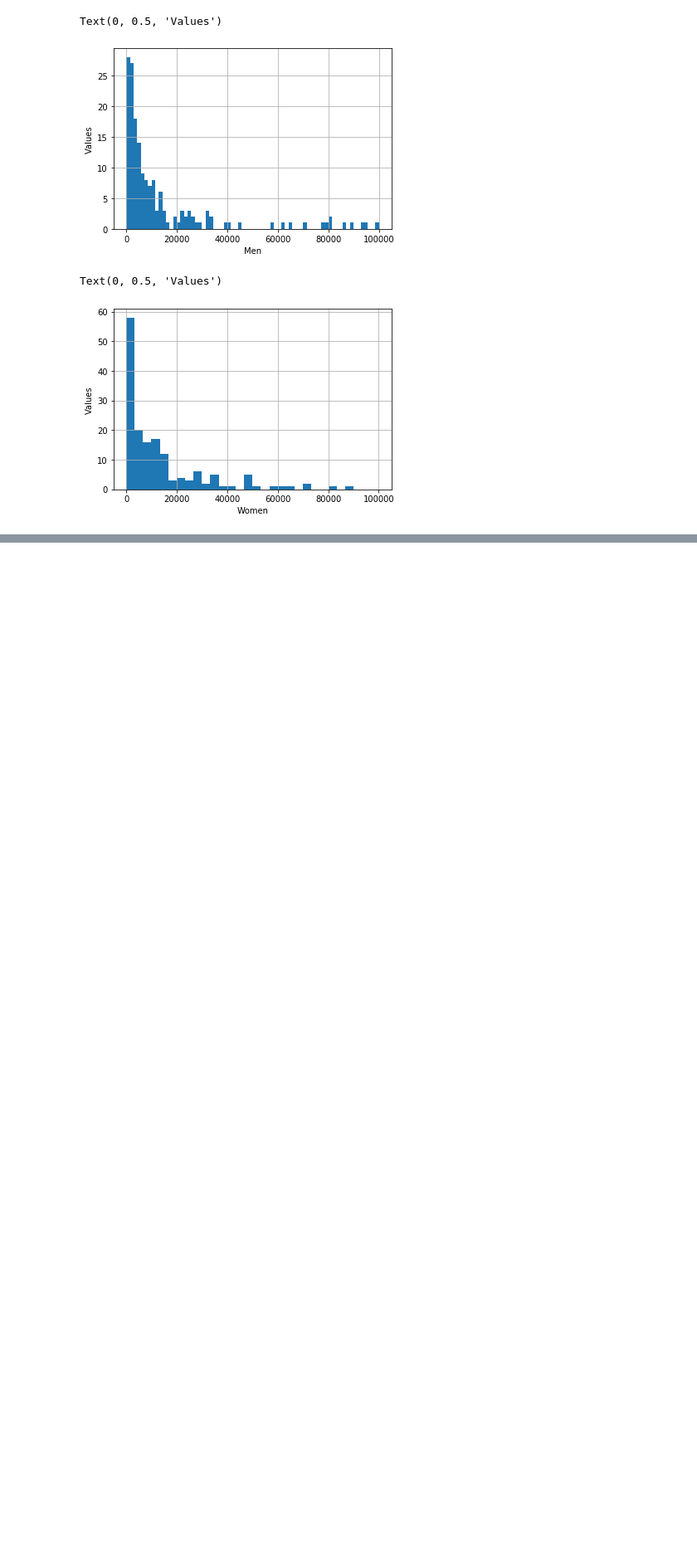
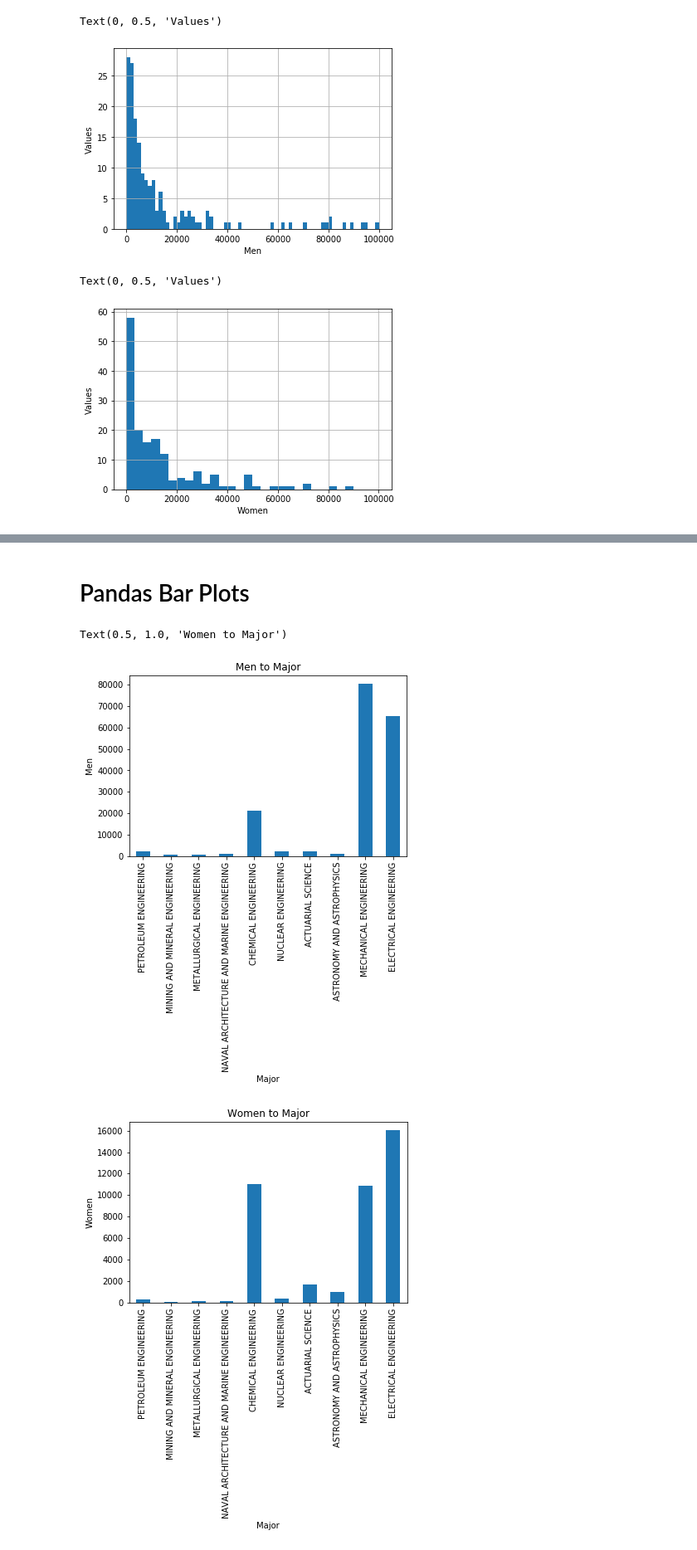
Before and after one commit to Eugenius1337/visualizing_earnings_based_on_college_majors, a Jupyter notebook: Visualizing Earnings Based On College Majors.ipynb, the cells around one changed output, grey strips where cells are left out. Shown at 83% size. Cells and saved outputs as stored; diff of their text form; code cells hidden in the pictures; blank space fills up the shorter version.

```diff
--- a/Visualizing Earnings Based On College Majors.ipynb
+++ b/Visualizing Earnings Based On College Majors.ipynb
@@ -200,0 +223,14 @@ Text(0, 0.5, 'Values')
+# %% [markdown]
+# Pandas Bar Plots
+# %%
+men = recent_grads[:10].plot.bar(x = 'Major', y = 'Men', legend = False)
+men.set_ylabel('Men')
+men.set_title('Men to Major')
+
+women = recent_grads[:10].plot.bar(x = 'Major', y = 'Women', legend = False)
+women.set_ylabel('Women')
+women.set_title('Women to Major')
+# %% [output]
+Text(0.5, 1.0, 'Women to Major')
+[figure, added]
+[figure, added]
```
Also changed, not shown: parts of 4 cells of this notebook.
